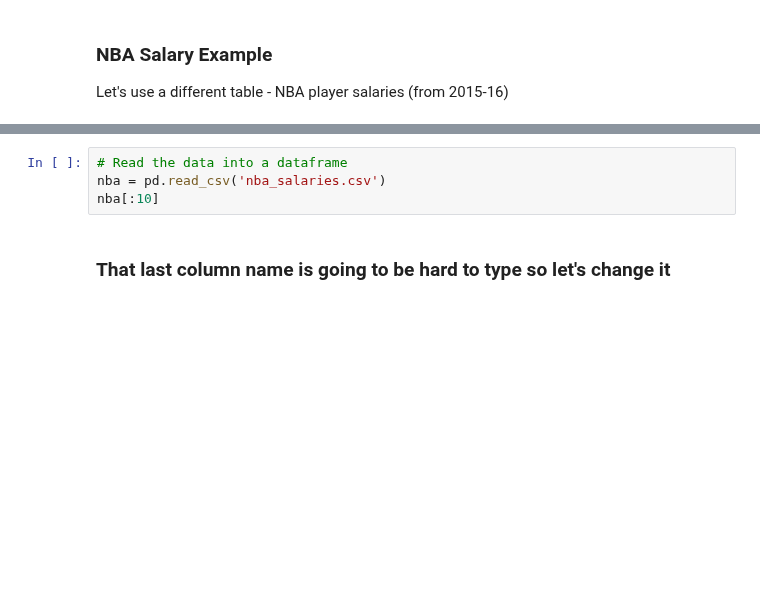
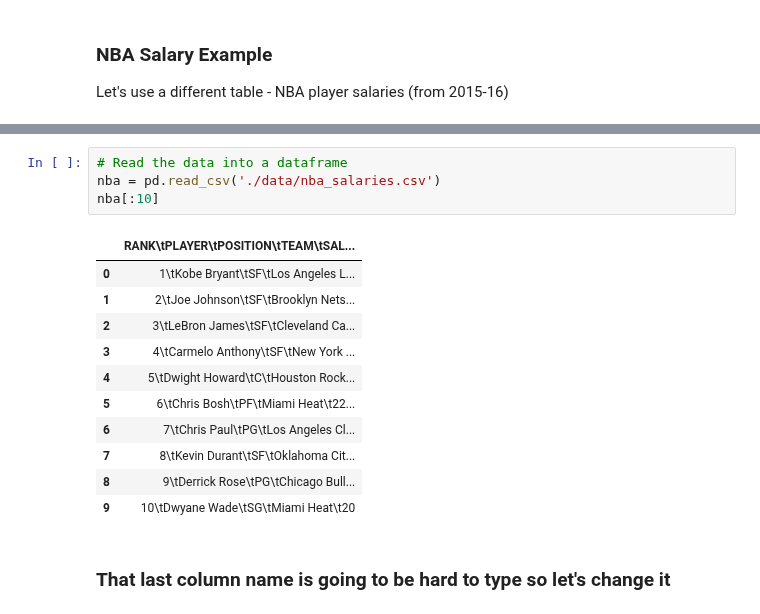
Before and after one commit to mattzhao-R/data-118, a Jupyter notebook: class_nbs/Lect04DemosPart1.ipynb, the cells around one changed output, grey strips where cells are left out. Cells and saved outputs as stored; diff of their text form; blank space fills up the shorter version.

```diff
--- a/class_nbs/Lect04DemosPart1.ipynb
+++ b/class_nbs/Lect04DemosPart1.ipynb
@@ -549,7 +570,19 @@ Let's use a different table - NBA player salaries (from 2015-16)
 # %%
 # Read the data into a dataframe
-nba = pd.read_csv('nba_salaries.csv')
+nba = pd.read_csv('./data/nba_salaries.csv')
 nba[:10]
+# %% [output]
+|  | RANK\tPLAYER\tPOSITION\tTEAM\tSAL... |
+| 0 | 1\tKobe Bryant\tSF\tLos Angeles L... |
+| 1 | 2\tJoe Johnson\tSF\tBrooklyn Nets... |
+| 2 | 3\tLeBron James\tSF\tCleveland Ca... |
+| 3 | 4\tCarmelo Anthony\tSF\tNew York ... |
+| 4 | 5\tDwight Howard\tC\tHouston Rock... |
+| 5 | 6\tChris Bosh\tPF\tMiami Heat\t22... |
+| 6 | 7\tChris Paul\tPG\tLos Angeles Cl... |
+| 7 | 8\tKevin Durant\tSF\tOklahoma Cit... |
+| 8 | 9\tDerrick Rose\tPG\tChicago Bull... |
+| 9 | 10\tDwyane Wade\tSG\tMiami Heat\t20 |
 # %% [markdown]
 ### That last column name is  going to be hard to type so let's change it
 # %%
```
Also changed, not shown: parts of 11 cells of this notebook, 13 other files.
